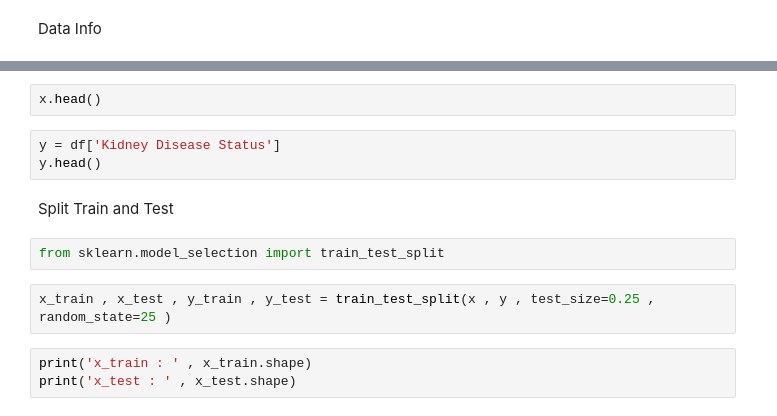
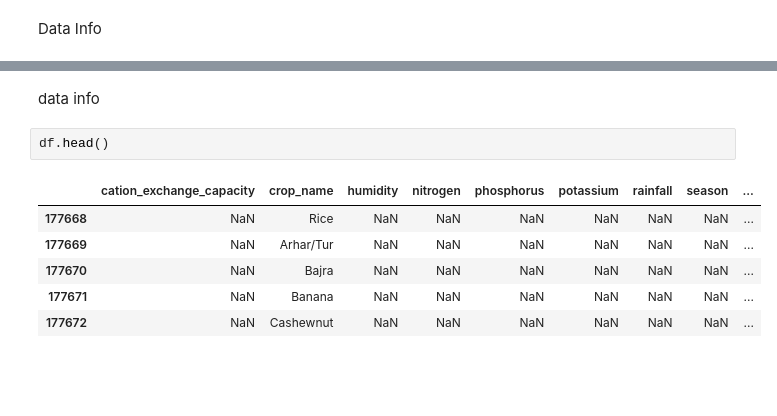
Before and after one commit to deva-saiyan/Crop-Prediction, a Jupyter notebook: Datas/ML_Train.ipynb, the cells around one changed output, grey strips where cells are left out. Saved outputs shown, nothing was run; the diff lists cells and outputs as text; blank space fills up the shorter version.

```diff
--- a/Datas/ML_Train.ipynb
+++ b/Datas/ML_Train.ipynb
@@ -172,14 +148,11 @@ x = df.drop(['Kidney Disease Status'] , axis =1)
+# %% [markdown]
+data info
 # %%
-x.head()
+df.head()
+# %% [output]
+|  | cation_exchange_capacity | crop_name | humidity | nitrogen | phosphorus | potassium | rainfall | season | ... |
+| 177668 | NaN | Rice | NaN | NaN | NaN | NaN | NaN | NaN | ... |
+| 177669 | NaN | Arhar/Tur | NaN | NaN | NaN | NaN | NaN | NaN | ... |
+| 177670 | NaN | Bajra | NaN | NaN | NaN | NaN | NaN | NaN | ... |
+| 177671 | NaN | Banana | NaN | NaN | NaN | NaN | NaN | NaN | ... |
+| 177672 | NaN | Cashewnut | NaN | NaN | NaN | NaN | NaN | NaN | ... |
-# %%
-y = df['Kidney Disease Status']
-y.head()
-# %% [markdown]
-Split Train and Test
-# %%
-from sklearn.model_selection import train_test_split
-# %%
-x_train , x_test , y_train , y_test = train_test_split(x , y , test_size=0.25 , random_state=25 )
-# %%
-print('x_train : ' , x_train.shape)
-print('x_test : ' , x_test.shape)
```
Also changed, not shown: parts of 63 cells of this notebook, 9 other files.
